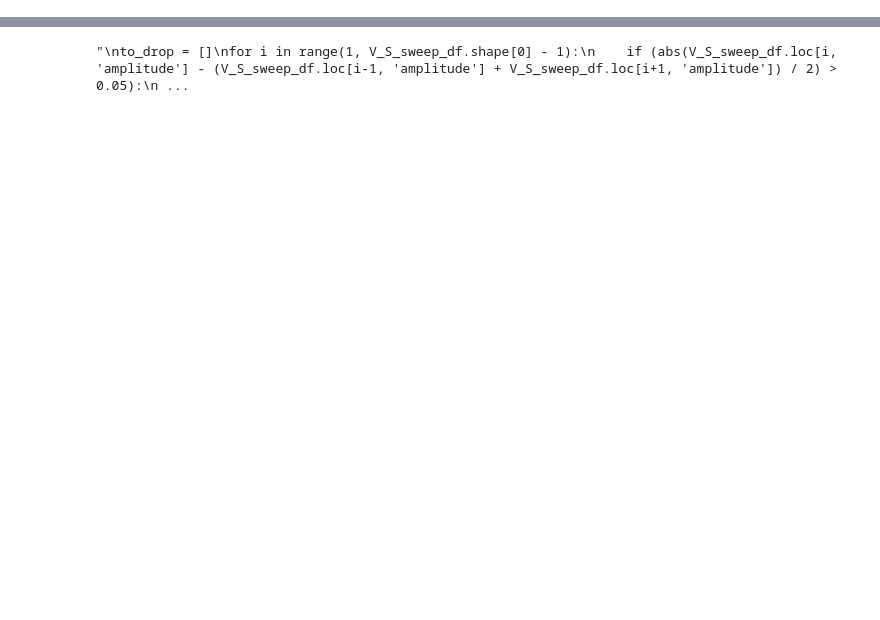
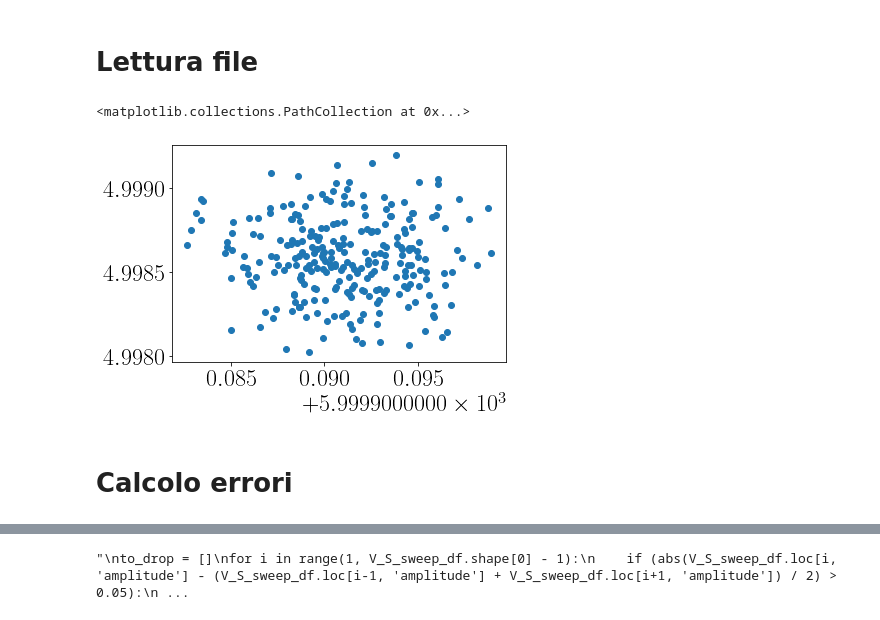
Before and after one commit to lusvelt/crossover-filter, a Jupyter notebook: analysis/Analysis.ipynb, the cells around one changed output, grey strips where cells are left out. Drawn from its saved outputs; the diff is of its cells as text; code cells hidden in the pictures; blank space fills up the shorter version.

```diff
--- a/analysis/Analysis.ipynb
+++ b/analysis/Analysis.ipynb
@@ -6,4 +6,7 @@ import matplotlib.pyplot as plt
 import sympy as sp
 from sympy import I, Eq, Abs, N
 from numpy import pi
-from scipy.optimize import curve_fit
+from scipy.optimize import curve_fit, minimize_scalar
+
+plt.rcParams['text.usetex'] = True
+plt.rcParams.update({'font.size': 24})
@@ -10,3 +16,5 @@ from scipy.optimize import curve_fit
+# %% [markdown]
+# Lettura file
 # %%
 def read_file(filename, columns):
     file_lvm = lvm_read.read(filename, read_from_pickle=False)
@@ -17,3 +26,9 @@ frequency_noise_df = read_file('../data/frequency-noise/V_S_sweep.lvm', ['freque
+# %%
+plt.scatter((frequency_noise_df[frequency_noise_df['phase']<0.3])['frequency'],
+            (frequency_noise_df[frequency_noise_df['phase']<0.3])['amplitude'])
+# %% [output]
+<matplotlib.collections.PathCollection at 0x...>
+[figure, added]
 # %%
 signals_df = read_file('../data/Signals.lvm', ['time', 'V_S', 'V_T', 'V_W'])
 
@@ -31 +42,3 @@ V_W_sweep_df = read_file('../data/sweeps/V_W_sweep.lvm', ['frequency', 'amplitud
+# %% [markdown]
+# Calcolo errori
 # %%
```
Also changed, not shown: parts of 63 cells of this notebook, 3 other files.
